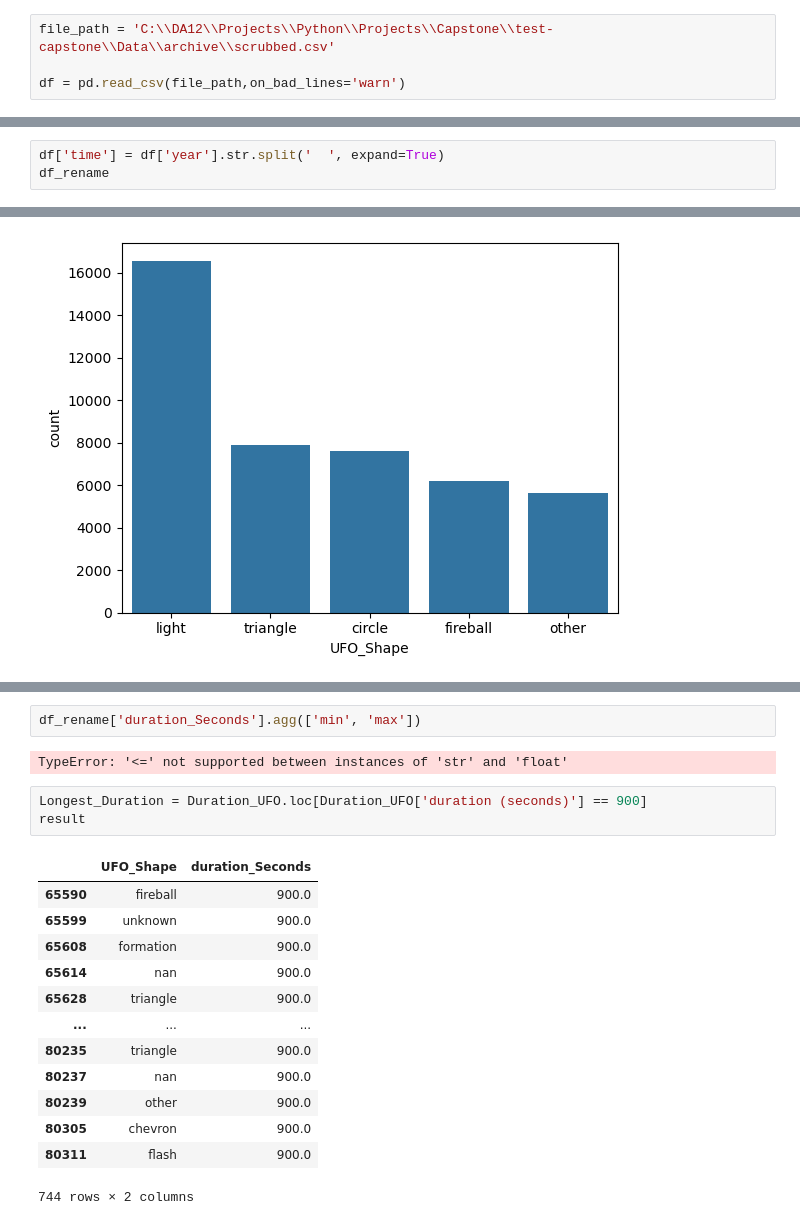
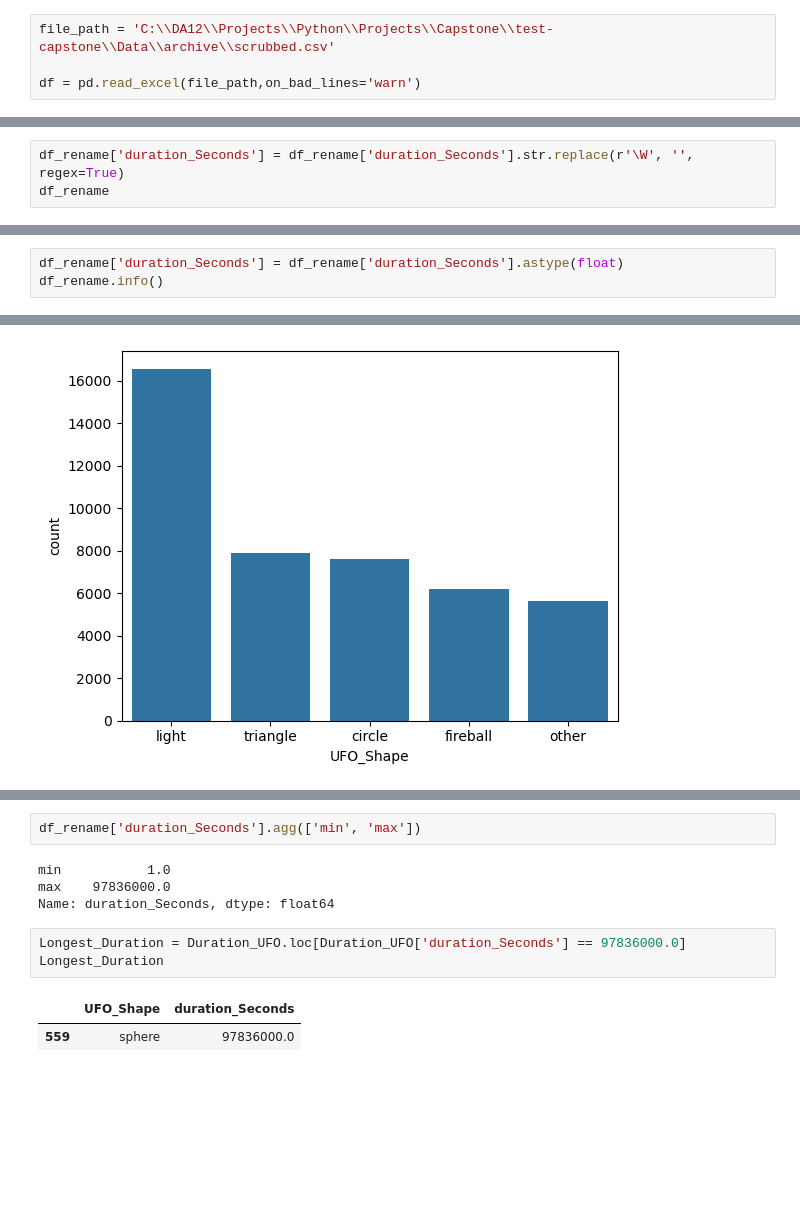
Before and after one commit to wileymartin/test-capstone, a Jupyter notebook: Repo/UFO.ipynb, the cells around one changed output, grey strips where cells are left out. Drawn from its saved outputs; the diff is of its cells as text; blank space fills up the shorter version.

```diff
--- a/Repo/UFO.ipynb
+++ b/Repo/UFO.ipynb
@@ -6,4 +6,4 @@ import seaborn as sns
 # %%
 file_path = 'C:\\DA12\\Projects\\Python\\Projects\\Capstone\\test-capstone\\Data\\archive\\scrubbed.csv'
 
-df = pd.read_csv(file_path,on_bad_lines='warn')
+df = pd.read_excel(file_path,on_bad_lines='warn')
@@ -134,3 +134,0 @@ df
-# %%
-df['time'] = df['year'].str.split('  ', expand=True)
-df_rename
@@ -167,0 +174,3 @@ df_rename
+# %%
+df_rename['duration_Seconds'] = df_rename['duration_Seconds'].str.replace(r'\W', '', regex=True)
+df_rename
@@ -167,0 +193,3 @@ df_rename
+# %%
+df_rename['duration_Seconds'] = df_rename['duration_Seconds'].astype(float)
+df_rename.info()
@@ -215,21 +241,12 @@ AttributeError: 'Series' object has no attribute 'isdigit'
-# %%
-df_rename['duration_Seconds'].agg(['min', 'max'])
-# %% [output]
-TypeError: '<=' not supported between instances of 'str' and 'float'
+# %%
+df_rename['duration_Seconds'].agg(['min', 'max'])
+# %% [output]
+min           1.0
+max    97836000.0
+Name: duration_Seconds, dtype: float64
 # %%
-Longest_Duration = Duration_UFO.loc[Duration_UFO['duration (seconds)'] == 900]
-result
+Longest_Duration = Duration_UFO.loc[Duration_UFO['duration_Seconds'] == 97836000.0]
+Longest_Duration
 # %% [output]
 |  | UFO_Shape | duration_Seconds |
-| 65590 | fireball | 900.0 |
-| 65599 | unknown | 900.0 |
-| 65608 | formation | 900.0 |
-| 65614 | nan | 900.0 |
-| 65628 | triangle | 900.0 |
-| ... | ... | ... |
-| 80235 | triangle | 900.0 |
-| 80237 | nan | 900.0 |
-| 80239 | other | 900.0 |
-| 80305 | chevron | 900.0 |
-| 80311 | flash | 900.0 |
+| 559 | sphere | 97836000.0 |
-744 rows × 2 columns
```
Also changed, not shown: parts of 33 cells of this notebook.
